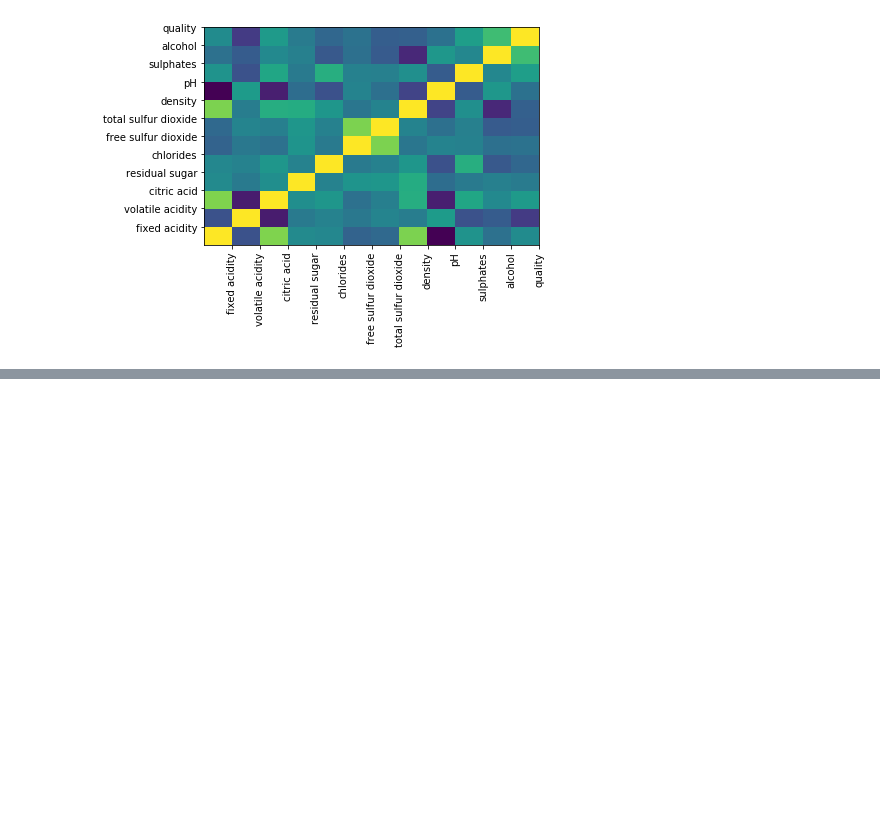
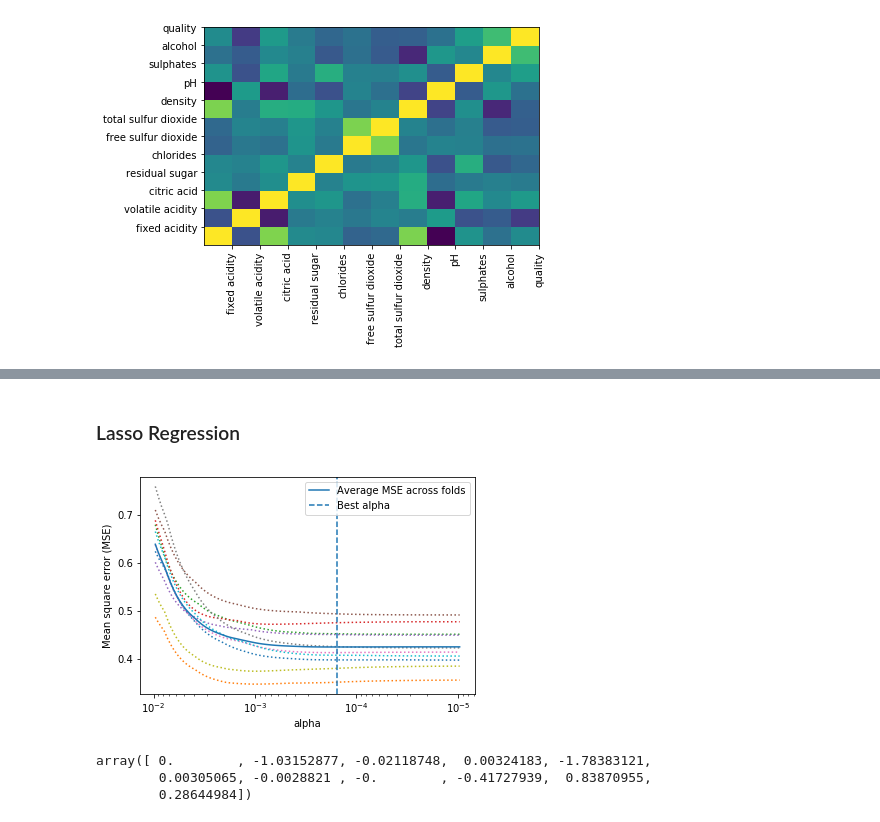
Before and after one commit to felixjohanlehmann/Data-Science, a Jupyter notebook: Wine_quality.ipynb, the cells around one changed output, grey strips where cells are left out. Drawn from its saved outputs; the diff is of its cells as text; code cells hidden in the pictures; blank space fills up the shorter version.

Commit message:
Lasso regression added

```diff
--- a/Wine_quality.ipynb
+++ b/Wine_quality.ipynb
@@ -144,0 +148,7 @@ plot.show()
+# %%
+wineArray = np.array(wine)
+np.random.shuffle(wineArray)
+features = wineArray[:,0:-1]
+labels = wineArray[:,-1]
+print(features)
+print(labels)
@@ -144,0 +164,2 @@ plot.show()
+# %% [markdown]
+### Lasso Regression
@@ -144,0 +168,23 @@ plot.show()
+# %%
+# https://scikit-learn.org/stable/modules/generated/sklearn.linear_model.LassoCV.html
+model = linear_model.LassoCV(normalize = True, cv = 10).fit(features, labels)
+# %%
+plt.plot(model.alphas_, model.mse_path_, ":")
+plt.plot(model.alphas_, model.mse_path_.mean(axis=-1), label = "Average MSE across folds")
+plt.axvline(model.alpha_, linestyle = "--", label = "Best alpha")
+plt.legend()
+plt.semilogx()
+ax = plt.gca()
+ax.invert_xaxis()
+plt.axis("tight")
+plt.ylabel("Mean square error (MSE)")
+plt.xlabel("alpha")
+plt.show()
+# %% [output]
+[figure, added]
+# %%
+model.coef_
+# %% [output]
+array([ 0.        , -1.03152877, -0.02118748,  0.00324183, -1.78383121,
+        0.00305065, -0.0028821 , -0.        , -0.41727939,  0.83870955,
+        0.28644984])
```
Also changed, not shown: parts of 9 cells of this notebook.
